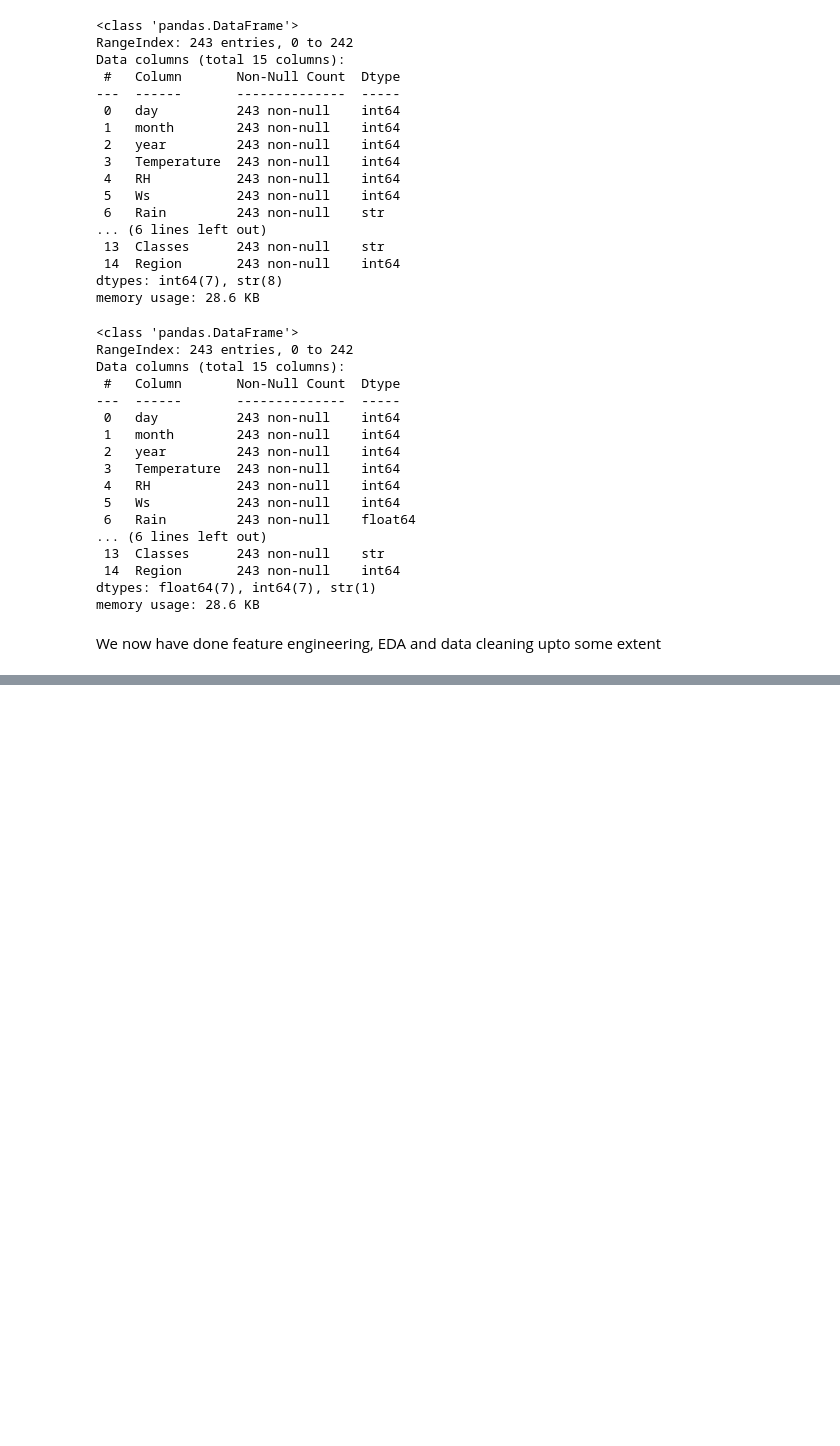
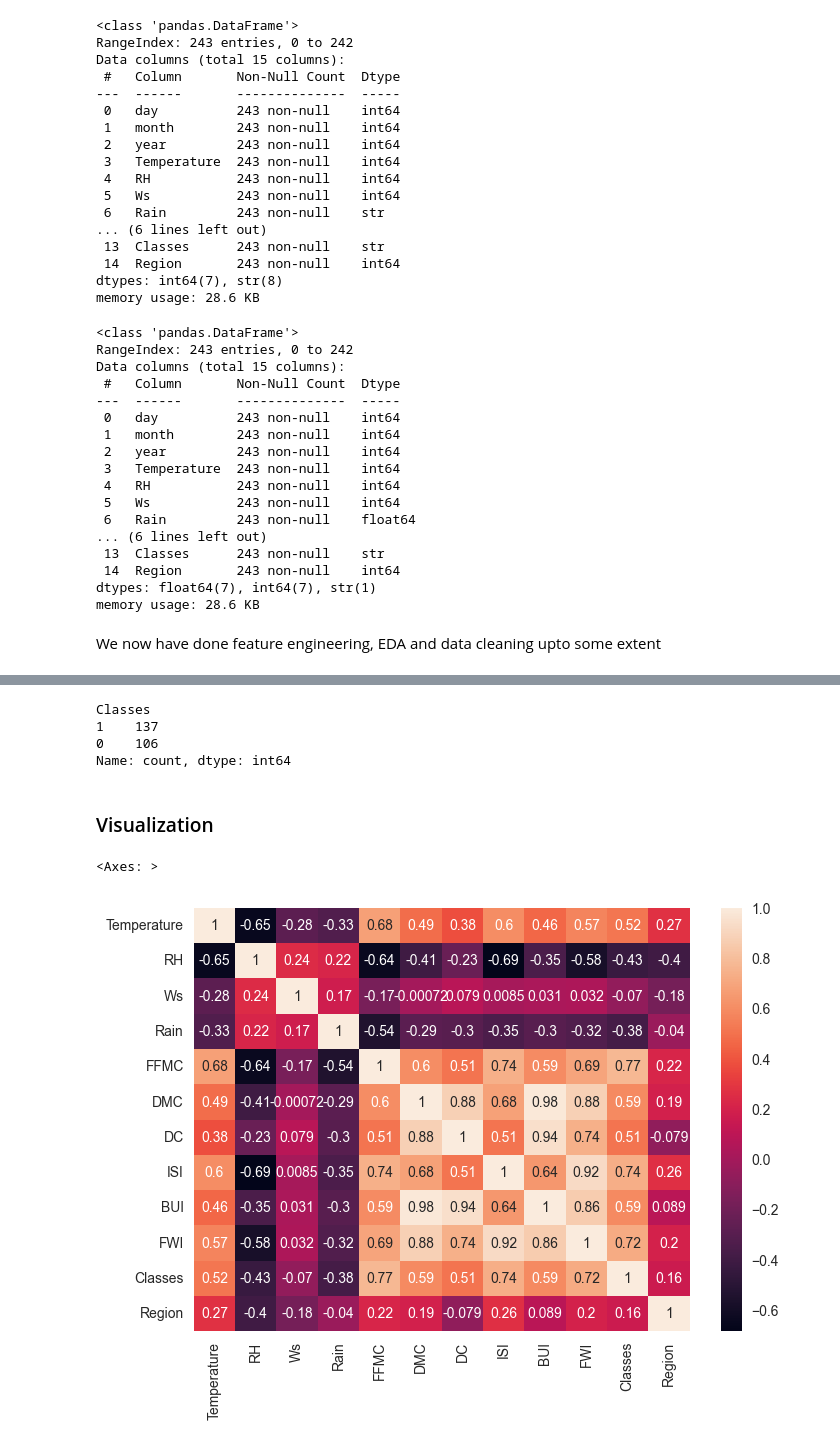
Before and after one commit to raj4aryan/ForestFire-Predictor, a Jupyter notebook: AlgerianForestFire.ipynb, the cells around one changed output, grey strips where cells are left out. Cells and saved outputs as stored; diff of their text form; code cells hidden in the pictures; blank space fills up the shorter version.

Commit message:
More into EDA, Visualisation and FE

```diff
--- a/AlgerianForestFire.ipynb
+++ b/AlgerianForestFire.ipynb
@@ -224,0 +232,3 @@ We now have done feature engineering, EDA and data cleaning upto some extent
+# %%
+# we do not need day, month and year
+df = df.drop(['day', 'month', 'year'], axis = 1)
@@ -224,0 +267,3 @@ We now have done feature engineering, EDA and data cleaning upto some extent
+# %%
+# Now we may think to bring the classes to their correct form bu removing spaces, BUT Since we have to eventually change the categories to numerical, we can directly convert the data from here
+df['Classes'] = np.where(df['Classes'].str.contains('not fire'), 0, 1)
@@ -224,0 +282,15 @@ We now have done feature engineering, EDA and data cleaning upto some extent
+# %%
+df['Classes'].value_counts()
+# %% [output]
+Classes
+1    137
+0    106
+Name: count, dtype: int64
+# %% [markdown]
+### Visualization
+# %%
+# Checking for correlation
+sns.heatmap(df.corr(), annot=True)
+# %% [output]
+<Axes: >
+[figure, added]
```
Also changed, not shown: parts of 16 cells of this notebook, 1 other file.
